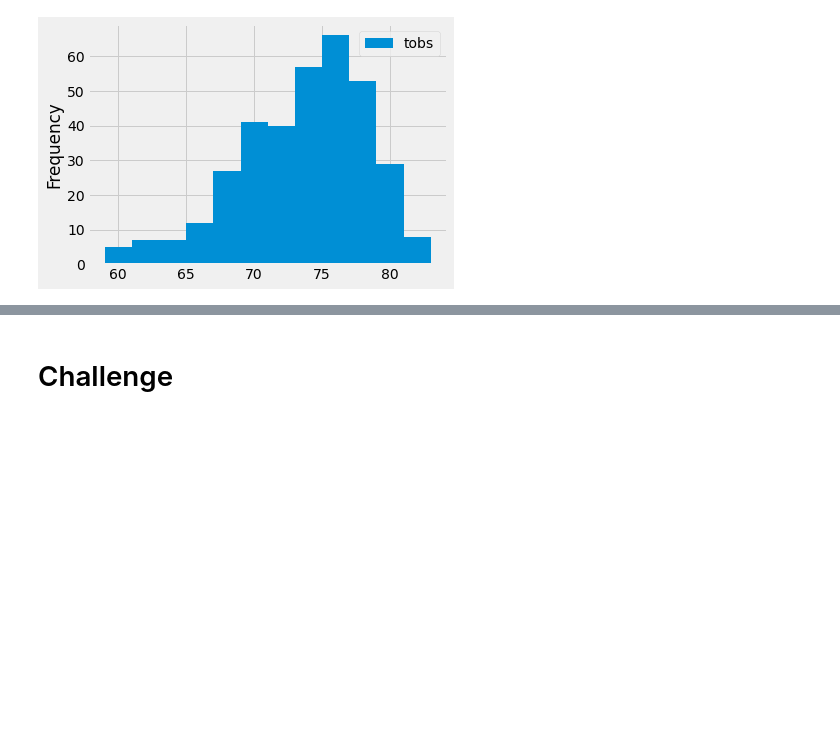
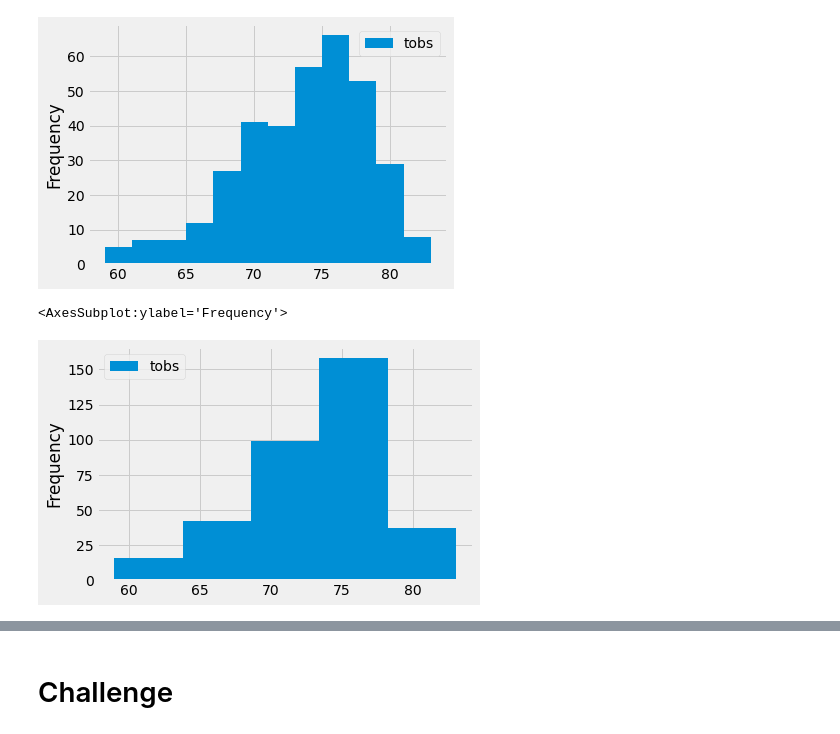
Before and after one commit to annietresca/surfs_up, a Jupyter notebook: climate_analysis.ipynb, the cells around one changed output, grey strips where cells are left out. Saved outputs shown, nothing was run; the diff lists cells and outputs as text; code cells hidden in the pictures; blank space fills up the shorter version.

```diff
--- a/climate_analysis.ipynb
+++ b/climate_analysis.ipynb
@@ -214,3 +214,8 @@ df.plot.hist(bins=12)
 plt.tight_layout()
 # %% [output]
 [figure]
+# %%
+df.plot.hist(bins=5)
+# %% [output]
+<AxesSubplot:ylabel='Frequency'>
+[figure, added]
```
Also changed, not shown: parts of 1 cell of this notebook, 2 other files.
